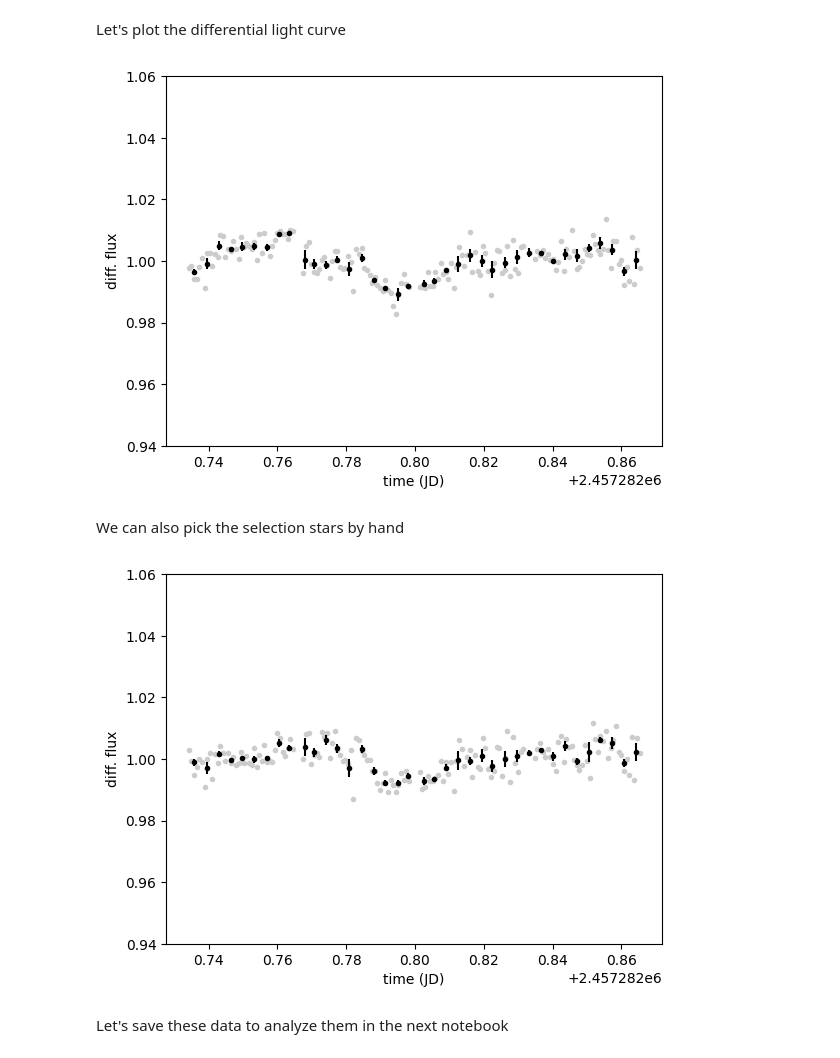
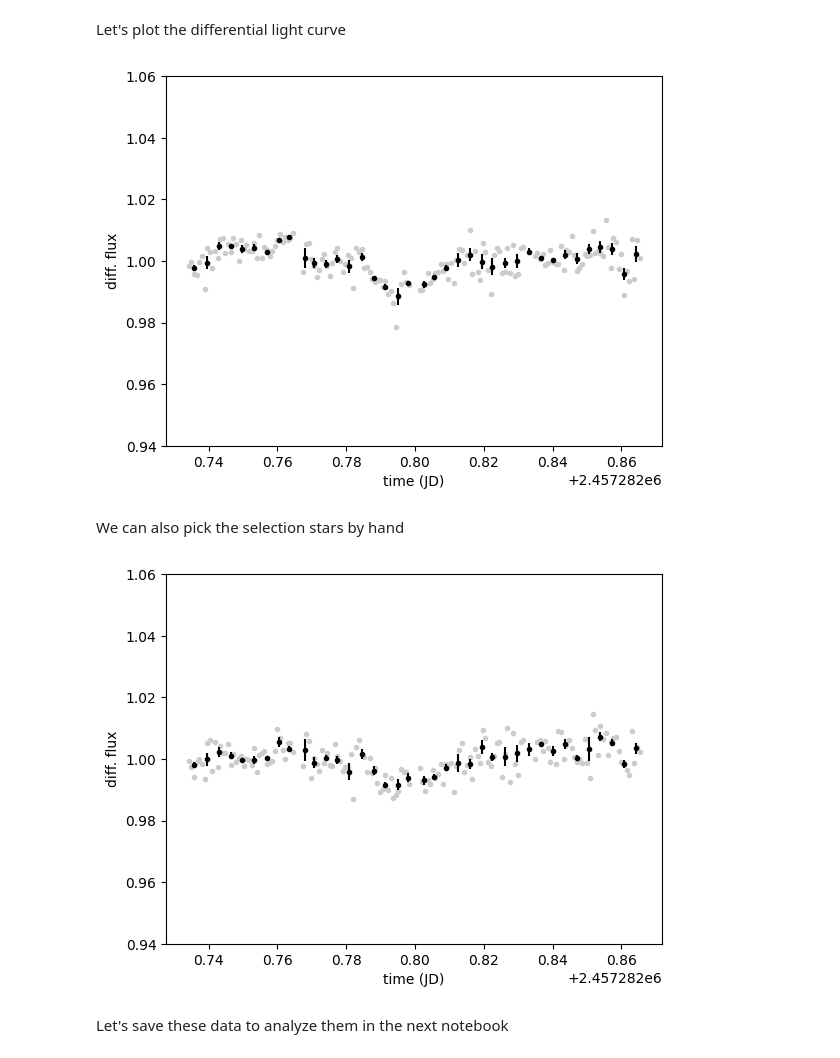
Before and after one commit to lgrcia/pysnack10-prose, a Jupyter notebook: material/reduction.ipynb, the cells around one changed output. Drawn from its saved outputs; the diff is of its cells as text; code cells hidden in the pictures.

Commit message:
feat: update notebooks and light datasets

```diff
--- a/material/reduction.ipynb
+++ b/material/reduction.ipynb
@@ -9,7 +9,7 @@ Let's start by exploring the folder of raw data using the `FitsManager` object f
 # %%
 from prose import FitsManager
 
-fits_folder = "../raw_data/T1_201509"
+fits_folder = "../light_data"
 fm = FitsManager(fits_folder, depth=3)
 fm
 # %% [output]
@@ -26,7 +22,7 @@ fm
 # %% [markdown]
 As you can see the folder contains several images, some of them used for calibration of the science frames. We can use the `FitsManager` to select images associated to a certain night together with the corresponding calibration files.
 # %%
-files = fm.observation_files(2)
+files = fm.observation_files(1, future=2)
 # %% [output]
 |  | date | telescope | filter | type | target | width | height | exposure | files |
 | id |  |  |  |  |  |  |  |  |  |
@@ -209,20 +216,20 @@ ax = plt.subplot(xlabel="time (JD)", ylabel="diff. flux", ylim=(0.94, 1.06))
 diff.plot()
 diff.bin(5 / 60 / 24, estimate_error=True).errorbar()
 # %% [output]
-[figure, old version]
+[figure, new version]
 # %% [markdown]
 We can also pick the selection stars by hand
 # %%
 # manual differential photometry
-diff = fluxes.diff([6, 4, 13, 21, 16])
+diff = fluxes.diff([13, 21, 16])
 # picking best aperture
 diff.aperture = diff.best_aperture_index()
 
 ax = plt.subplot(xlabel="time (JD)", ylabel="diff. flux", ylim=(0.94, 1.06))
 diff.plot()
 diff.bin(5 / 60 / 24, estimate_error=True).errorbar()
 # %% [output]
-[figure, old version]
+[figure, new version]
 # %% [markdown]
 Let's save these data to analyze them in the next notebook
 # %%
```
Also changed, not shown: parts of 5 cells of this notebook, 5 other files.
